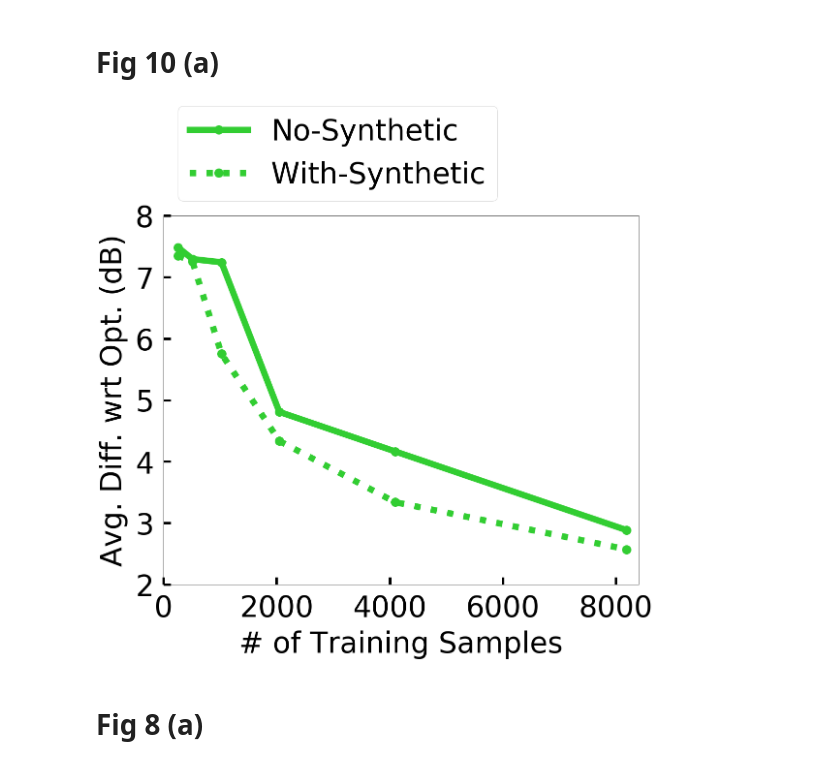
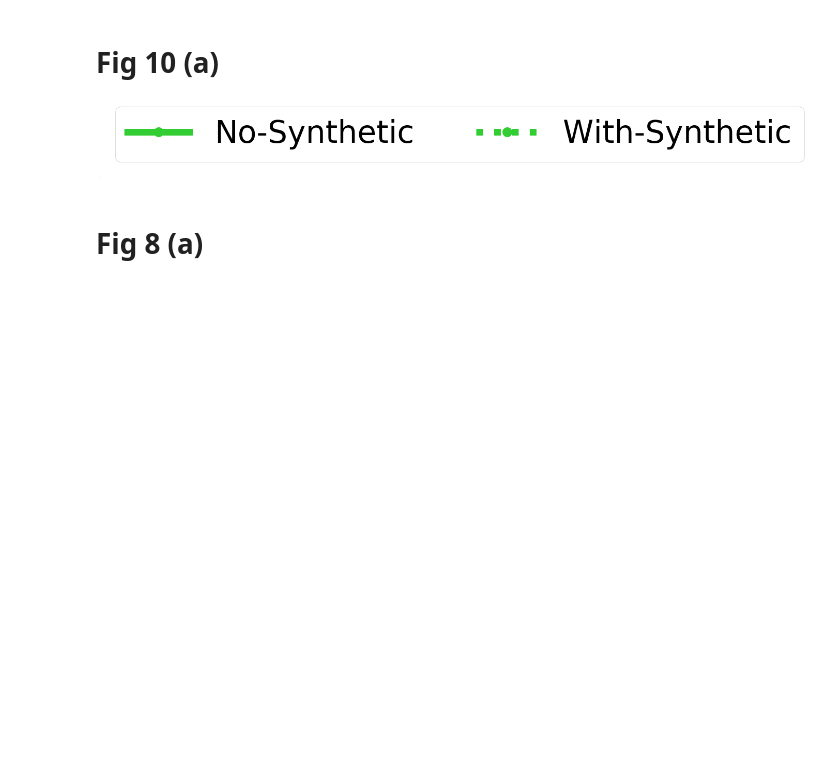
Before and after one commit to shahrokh765/MLSpectrumAllocation, a Jupyter notebook: KNN2.ipynb, the cells around one changed output. Drawn from its saved outputs; the diff is of its cells as text; code cells hidden in the pictures; blank space fills up the shorter version.

```diff
--- a/KNN2.ipynb
+++ b/KNN2.ipynb
@@ -1812,37 +1926,43 @@ fp.append([])
 average_diff.append([])
 fp.append([])
 
 
 
 ## CNN
 average_diff.append([7.485, 7.294, 7.242,4.807, 4.164, 2.883]) # for alpha 3
 fp.append([2.938, 4.496, 4.267, 2.333, 2.16, 1.478])
 # average_diff.append([8.91, 10.879, 8.682, 8.706, 4.925]) # for alpha 3.5
 # fp.append([6.16, 6.349, 4.269, 4.215, 3.144])
 # best_lambda = [0.1, 0.01, 0.1, 0.1, 0.1]
 # with synthetic samples
 average_diff.append([7.351, 7.251, 5.752, 4.334, 3.338, 2.57])
 fp.append([2.831, 4.345, 3.687, 2.223, 1.87, 1.345])
 
 
 fig, ax = plt.subplots(figsize=(16, 16))
-fig.subplots_adjust(left=0.12, right=0.97, top=0.80, bottom=0.14)
+# fig.subplots_adjust(left=0.12, right=0.977, top=0.98, bottom=0.14)
+fig.subplots_adjust(left=0.99, right=0.9901, top=0.9901, bottom=0.99)
 
 
 plt.plot(training_samples, average_diff[2], color=COLOR['CNN'],   marker=MARKER['CNN'],   linestyle=LINE['CNN'])
 plt.plot(training_samples, average_diff[3], color=COLOR['CNN'],  marker=MARKER['CNN'],  linestyle=LINE['SVR'])
 
 plt.xlabel('# of Training Samples', labelpad=15)
 plt.ylabel('Avg. Diff. wrt Opt. (dB)', labelpad=15)
 ax.tick_params(direction='in', length=15, width=5, pad=20)
 ax.set_yticks(np.arange(2, 9, 1))
 ax.set_ylim([2, 8])
 ax.set_xlim([0, 8400])
 box_to_anchor = (0, 1)
-plt.legend([ 'No-Synthetic', 'With-Synthetic'], bbox_to_anchor=box_to_anchor, ncol=1, loc='lower left')
-plt.savefig('ML/results/new/Changing_PUs_1000m_alpha3_synthetic_effect.png')
+# plt.savefig('ML/results/new/Changing_PUs_1000m_alpha3_synthetic_effect.png')
+
+plt.legend([ 'No-Synthetic', 'With-Synthetic'], bbox_to_anchor=box_to_anchor, ncol=2, loc='lower left')
+ax.xaxis.set_visible(False)
+ax.yaxis.set_visible(False)
+
+plt.savefig('ML/results/new/synthetic_legends.png', pad_inches=0, bbox_inches='tight')
 # %% [output]
-[figure, old version]
+[figure, new version]
 # %% [markdown]
 # Fig 8 (a)
 # %%
```
Also changed, not shown: parts of 28 cells of this notebook, 3 other files.
